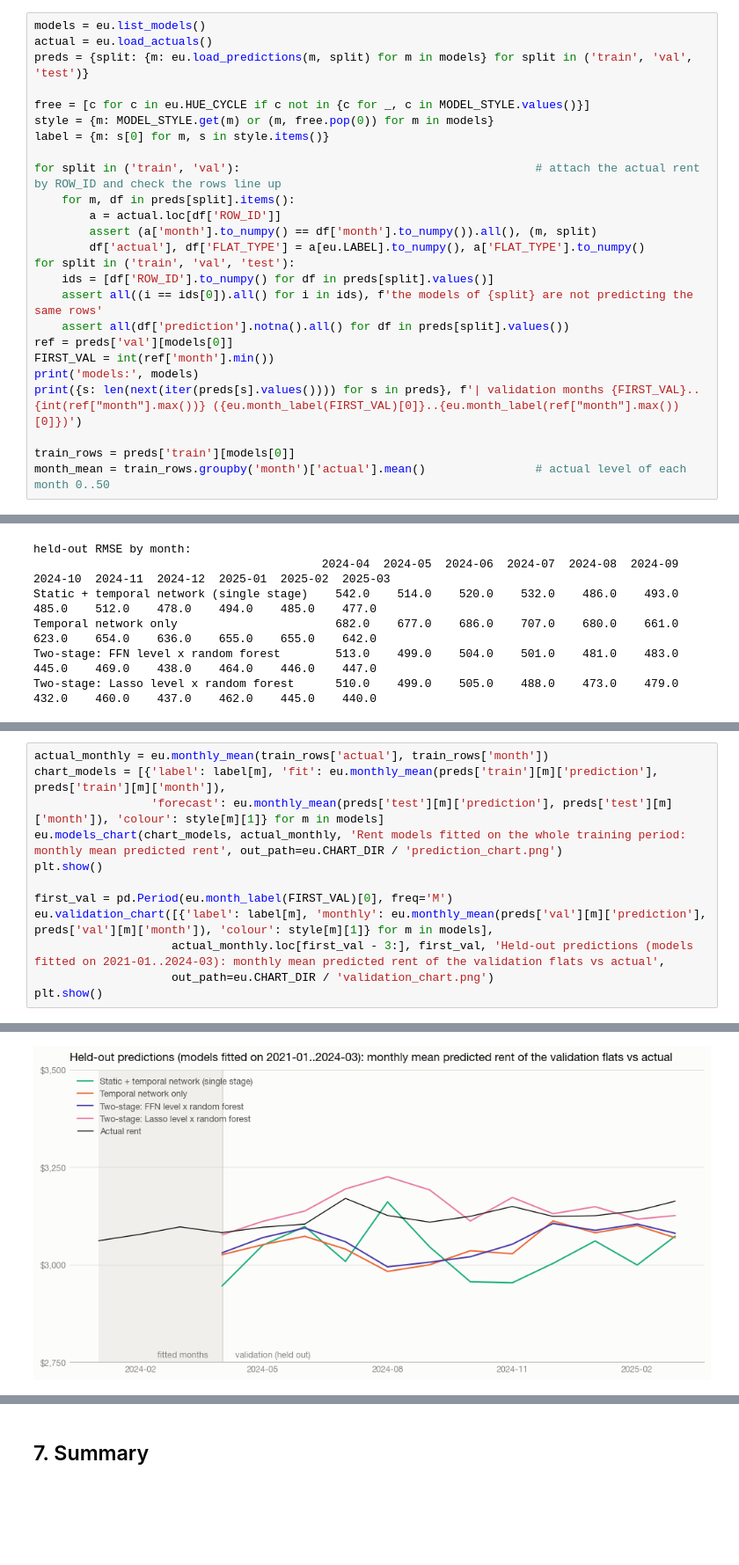
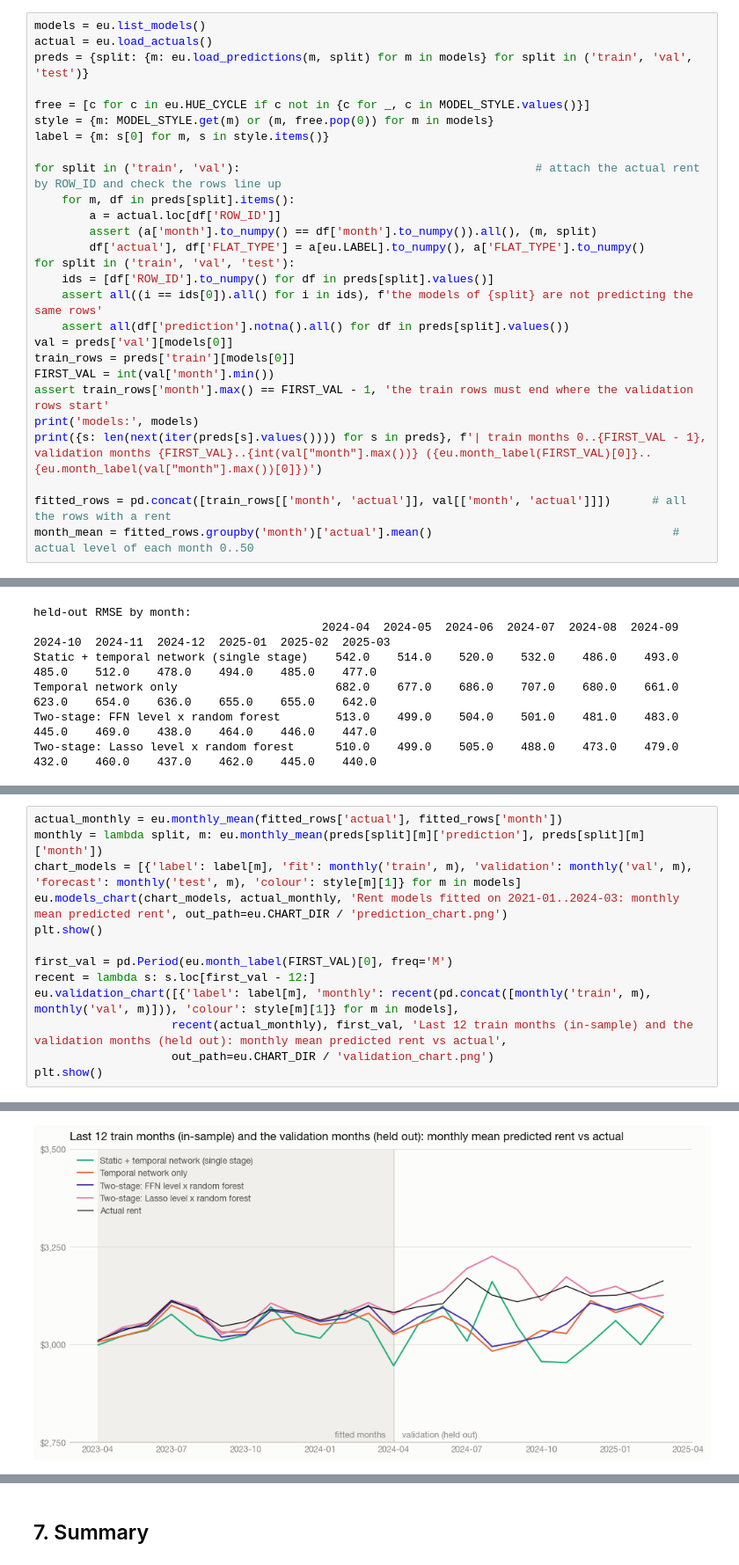
Before and after one commit to elijahkzy/CS5228-project, a Jupyter notebook: final_report/03_evaluation/evaluation.ipynb, the cells around one changed output, grey strips where cells are left out. Shown at 88% size. Drawn from its saved outputs; the diff is of its cells as text; blank space fills up the shorter version.

Commit message:
Remove validation retraining and added evaluation

```diff
--- a/final_report/03_evaluation/evaluation.ipynb
+++ b/final_report/03_evaluation/evaluation.ipynb
@@ -56,12 +57,14 @@ for split in ('train', 'val', 'test'):
     ids = [df['ROW_ID'].to_numpy() for df in preds[split].values()]
     assert all((i == ids[0]).all() for i in ids), f'the models of {split} are not predicting the same rows'
     assert all(df['prediction'].notna().all() for df in preds[split].values())
-ref = preds['val'][models[0]]
-FIRST_VAL = int(ref['month'].min())
+val = preds['val'][models[0]]
+train_rows = preds['train'][models[0]]
+FIRST_VAL = int(val['month'].min())
+assert train_rows['month'].max() == FIRST_VAL - 1, 'the train rows must end where the validation rows start'
 print('models:', models)
-print({s: len(next(iter(preds[s].values()))) for s in preds}, f'| validation months {FIRST_VAL}..{int(ref["month"].max())} ({eu.month_label(FIRST_VAL)[0]}..{eu.month_label(ref["month"].max())[0]})')
+print({s: len(next(iter(preds[s].values()))) for s in preds}, f'| train months 0..{FIRST_VAL - 1}, validation months {FIRST_VAL}..{int(val["month"].max())} ({eu.month_label(FIRST_VAL)[0]}..{eu.month_label(val["month"].max())[0]})')
 
-train_rows = preds['train'][models[0]]
-month_mean = train_rows.groupby('month')['actual'].mean()                # actual level of each month 0..50
+fitted_rows = pd.concat([train_rows[['month', 'actual']], val[['month', 'actual']]])      # all the rows with a rent
+month_mean = fitted_rows.groupby('month')['actual'].mean()                                   # actual level of each month 0..50
 # %% [output]
 models: ['static_temporal_ffn', 'temporal_ffn', 'two_stage_ffn_rf', 'two_stage_lasso_rf']
@@ -181,13 +183,14 @@ and the held-out predictions over the validation months.
 # %%
-actual_monthly = eu.monthly_mean(train_rows['actual'], train_rows['month'])
-chart_models = [{'label': label[m], 'fit': eu.monthly_mean(preds['train'][m]['prediction'], preds['train'][m]['month']),
-                 'forecast': eu.monthly_mean(preds['test'][m]['prediction'], preds['test'][m]['month']), 'colour': style[m][1]} for m in models]
-eu.models_chart(chart_models, actual_monthly, 'Rent models fitted on the whole training period: monthly mean predicted rent', out_path=eu.CHART_DIR / 'prediction_chart.png')
+actual_monthly = eu.monthly_mean(fitted_rows['actual'], fitted_rows['month'])
+monthly = lambda split, m: eu.monthly_mean(preds[split][m]['prediction'], preds[split][m]['month'])
+chart_models = [{'label': label[m], 'fit': monthly('train', m), 'validation': monthly('val', m), 'forecast': monthly('test', m), 'colour': style[m][1]} for m in models]
+eu.models_chart(chart_models, actual_monthly, 'Rent models fitted on 2021-01..2024-03: monthly mean predicted rent', out_path=eu.CHART_DIR / 'prediction_chart.png')
 plt.show()
 
 first_val = pd.Period(eu.month_label(FIRST_VAL)[0], freq='M')
-eu.validation_chart([{'label': label[m], 'monthly': eu.monthly_mean(preds['val'][m]['prediction'], preds['val'][m]['month']), 'colour': style[m][1]} for m in models],
-                    actual_monthly.loc[first_val - 3:], first_val, 'Held-out predictions (models fitted on 2021-01..2024-03): monthly mean predicted rent of the validation flats vs actual',
+recent = lambda s: s.loc[first_val - 12:]
+eu.validation_chart([{'label': label[m], 'monthly': recent(pd.concat([monthly('train', m), monthly('val', m)])), 'colour': style[m][1]} for m in models],
+                    recent(actual_monthly), first_val, 'Last 12 train months (in-sample) and the validation months (held out): monthly mean predicted rent vs actual',
                     out_path=eu.CHART_DIR / 'validation_chart.png')
 plt.show()
 # %% [output]
@@ -195,4 +198,4 @@ plt.show()
-[figure, old version]
+[figure, new version]
 # %% [markdown]
 ## 6. Training diagnostics of the neural networks
 
```
Also changed, not shown: parts of 13 cells of this notebook, 14 other files.
